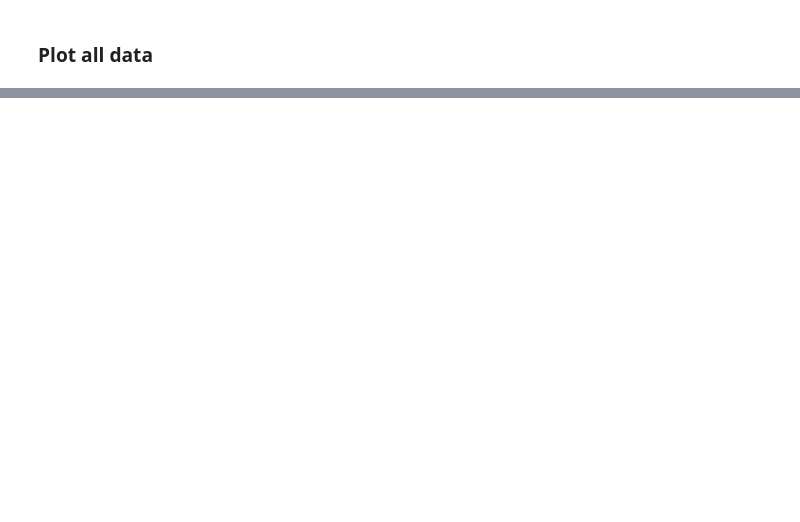
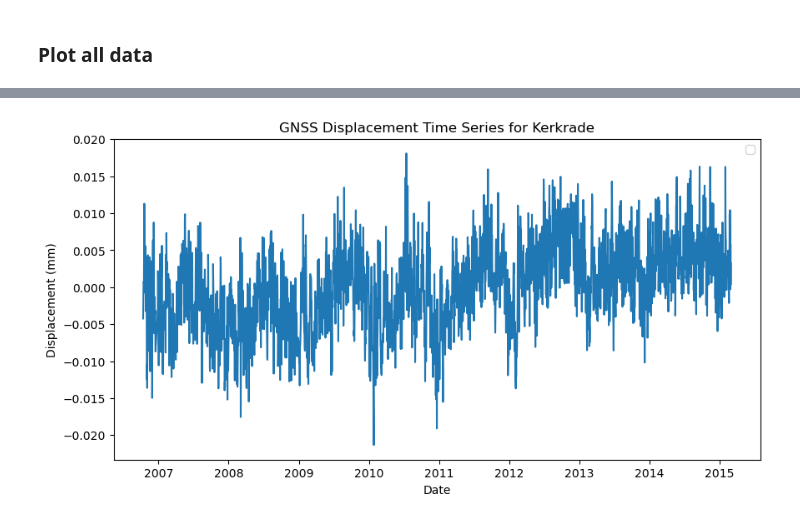
Before and after one commit to nigelwie/SHM-GH-Abandoned-Mines-Limburg, a Jupyter notebook: plot_combined.ipynb, the cells around one changed output, grey strips where cells are left out. Drawn from its saved outputs; the diff is of its cells as text; code cells hidden in the pictures; blank space fills up the shorter version.

```diff
--- a/plot_combined.ipynb
+++ b/plot_combined.ipynb
@@ -143,0 +158,17 @@ See: https://matplotlib.org/stable/tutorials/intermediate/legend_guide.html#impl
+# %%
+# Plot Kerkrade timeseries
+
+station_name = "Kerkrade"
+time_series = df[df["pnt_name"] == station_name].copy()
+
+time_series = time_series.sort_values(by="dates")
+
+plt.figure(figsize=(10, 5))
+plt.plot(time_series["dates"], time_series["u"])
+plt.xlabel("Date")
+plt.ylabel("Displacement (mm)")
+plt.title(f"GNSS Displacement Time Series for {station_name}")
+plt.legend()
+plt.show()
+# %% [output]
+[figure, added]
```
Also changed, not shown: parts of 8 cells of this notebook.
